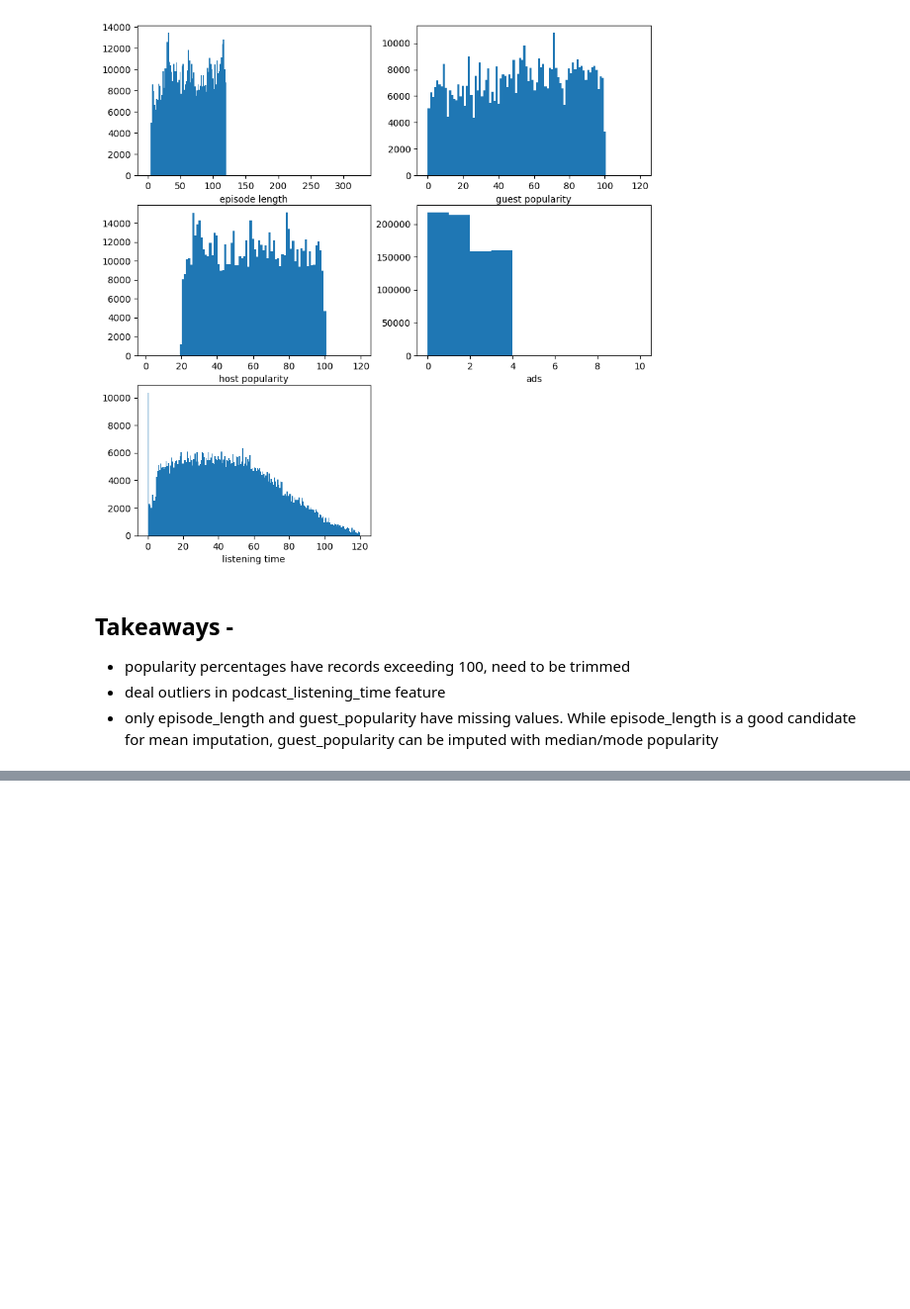
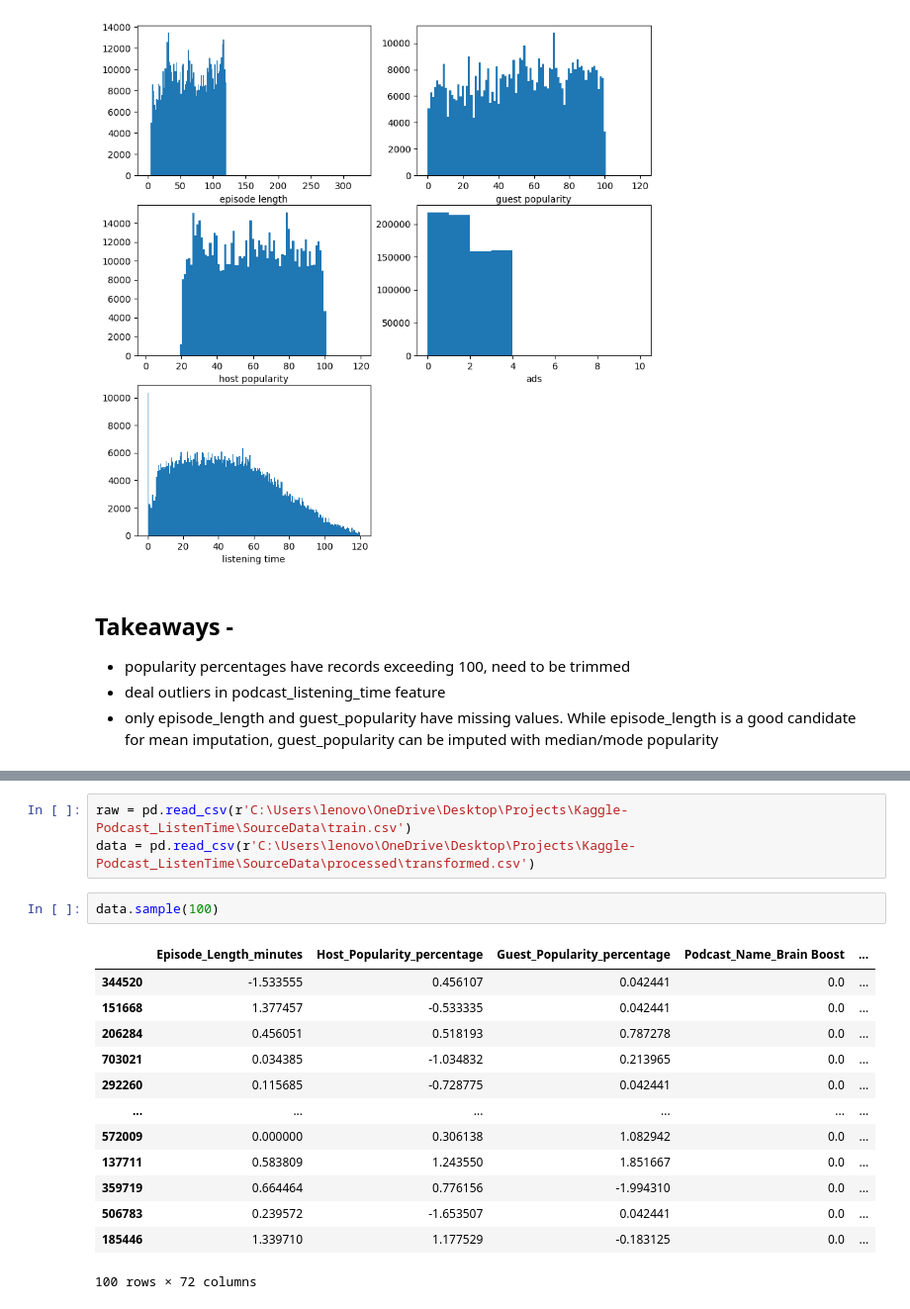
Before and after one commit to Hegde-Darshan/kaggle_podcast_listentime, a Jupyter notebook: Code/dataexp.ipynb, the cells around one changed output, grey strips where cells are left out. Shown at 99% size. Cells and saved outputs as stored; diff of their text form; blank space fills up the shorter version.

```diff
--- a/Code/dataexp.ipynb
+++ b/Code/dataexp.ipynb
@@ -185,0 +193,19 @@ Text(0.5, 0, 'listening time')
+# %%
+raw = pd.read_csv(r'C:\Users\lenovo\OneDrive\Desktop\Projects\Kaggle-Podcast_ListenTime\SourceData\train.csv')
+data = pd.read_csv(r'C:\Users\lenovo\OneDrive\Desktop\Projects\Kaggle-Podcast_ListenTime\SourceData\processed\transformed.csv')
+# %%
+data.sample(100)
+# %% [output]
+|  | Episode_Length_minutes | Host_Popularity_percentage | Guest_Popularity_percentage | Podcast_Name_Brain Boost | ... |
+| 344520 | -1.533555 | 0.456107 | 0.042441 | 0.0 | ... |
+| 151668 | 1.377457 | -0.533335 | 0.042441 | 0.0 | ... |
+| 206284 | 0.456051 | 0.518193 | 0.787278 | 0.0 | ... |
+| 703021 | 0.034385 | -1.034832 | 0.213965 | 0.0 | ... |
+| 292260 | 0.115685 | -0.728775 | 0.042441 | 0.0 | ... |
+| ... | ... | ... | ... | ... | ... |
+| 572009 | 0.000000 | 0.306138 | 1.082942 | 0.0 | ... |
+| 137711 | 0.583809 | 1.243550 | 1.851667 | 0.0 | ... |
+| 359719 | 0.664464 | 0.776156 | -1.994310 | 0.0 | ... |
+| 506783 | 0.239572 | -1.653507 | 0.042441 | 0.0 | ... |
+| 185446 | 1.339710 | 1.177529 | -0.183125 | 0.0 | ... |
+100 rows × 72 columns
```
Also changed, not shown: parts of 3 cells of this notebook, 5 other files.
